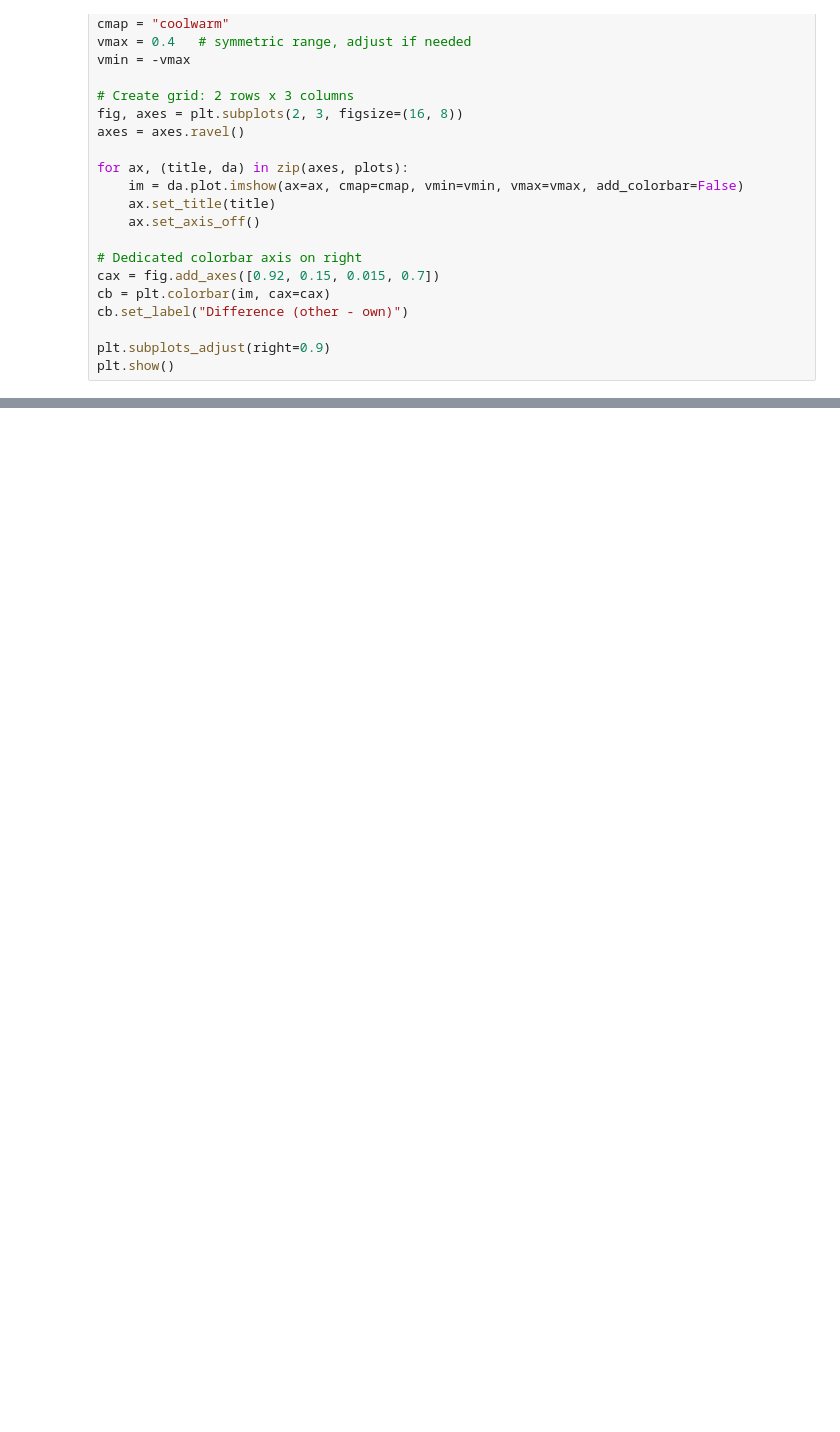
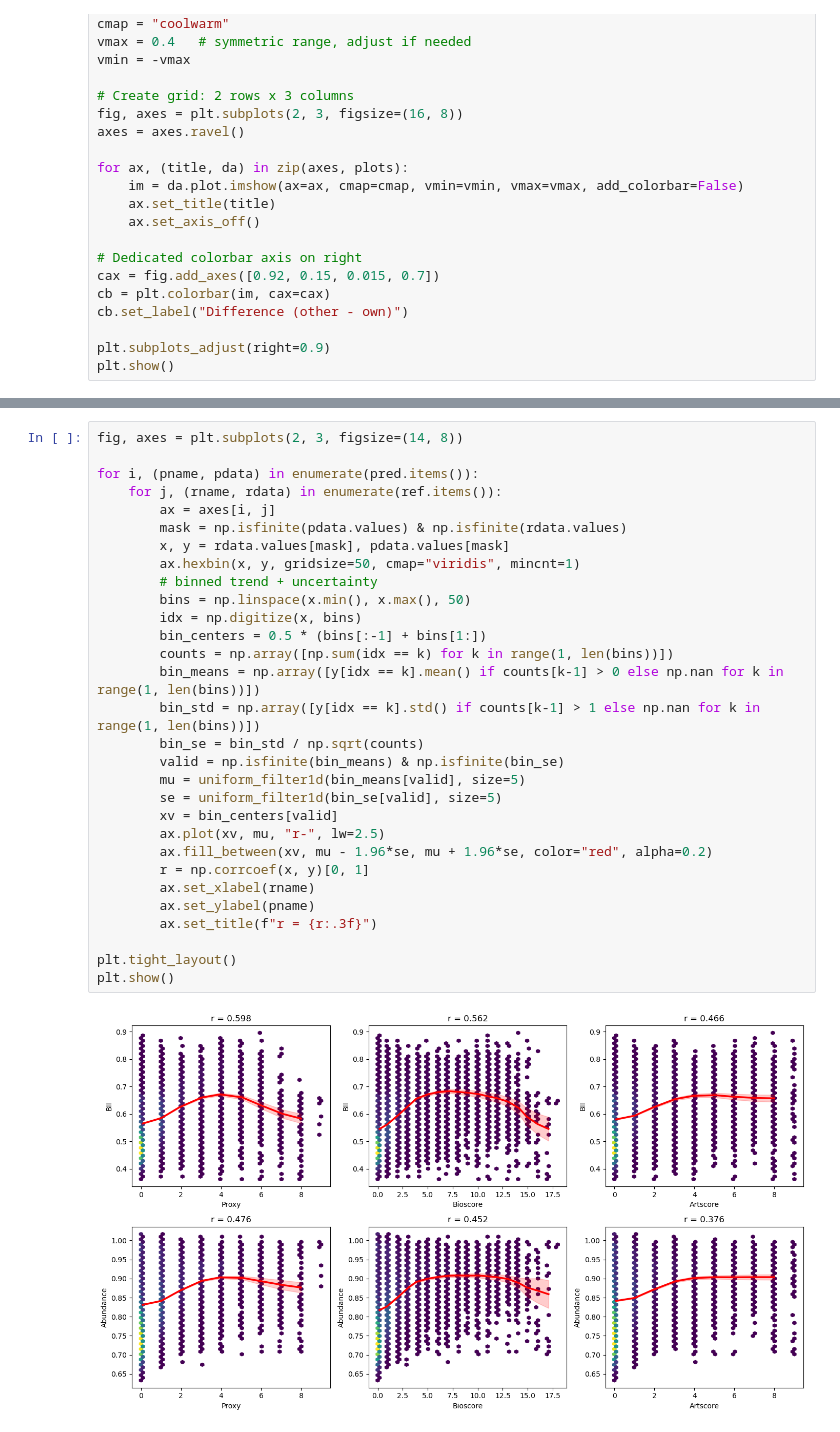
Before and after one commit to Assimila/LEON-P5, a Jupyter notebook: 5_validation.ipynb, the cells around one changed output, grey strips where cells are left out. Cells and saved outputs as stored; diff of their text form; blank space fills up the shorter version.

```diff
--- a/5_validation.ipynb
+++ b/5_validation.ipynb
@@ -662,0 +723,32 @@ plt.show()
+# %%
+fig, axes = plt.subplots(2, 3, figsize=(14, 8))
+
+for i, (pname, pdata) in enumerate(pred.items()):
+    for j, (rname, rdata) in enumerate(ref.items()):
+        ax = axes[i, j]
+        mask = np.isfinite(pdata.values) & np.isfinite(rdata.values)
+        x, y = rdata.values[mask], pdata.values[mask]
+        ax.hexbin(x, y, gridsize=50, cmap="viridis", mincnt=1)
+        # binned trend + uncertainty
+        bins = np.linspace(x.min(), x.max(), 50)
+        idx = np.digitize(x, bins)
+        bin_centers = 0.5 * (bins[:-1] + bins[1:])
+        counts = np.array([np.sum(idx == k) for k in range(1, len(bins))])
+        bin_means = np.array([y[idx == k].mean() if counts[k-1] > 0 else np.nan for k in range(1, len(bins))])
+        bin_std = np.array([y[idx == k].std() if counts[k-1] > 1 else np.nan for k in range(1, len(bins))])
+        bin_se = bin_std / np.sqrt(counts)
+        valid = np.isfinite(bin_means) & np.isfinite(bin_se)
+        mu = uniform_filter1d(bin_means[valid], size=5)
+        se = uniform_filter1d(bin_se[valid], size=5)
+        xv = bin_centers[valid]
+        ax.plot(xv, mu, "r-", lw=2.5)
+        ax.fill_between(xv, mu - 1.96*se, mu + 1.96*se, color="red", alpha=0.2)
+        r = np.corrcoef(x, y)[0, 1]
+        ax.set_xlabel(rname)
+        ax.set_ylabel(pname)
+        ax.set_title(f"r = {r:.3f}")
+
+plt.tight_layout()
+plt.show()
+# %% [output]
+[figure, added]
```
Also changed, not shown: parts of 20 cells of this notebook.
